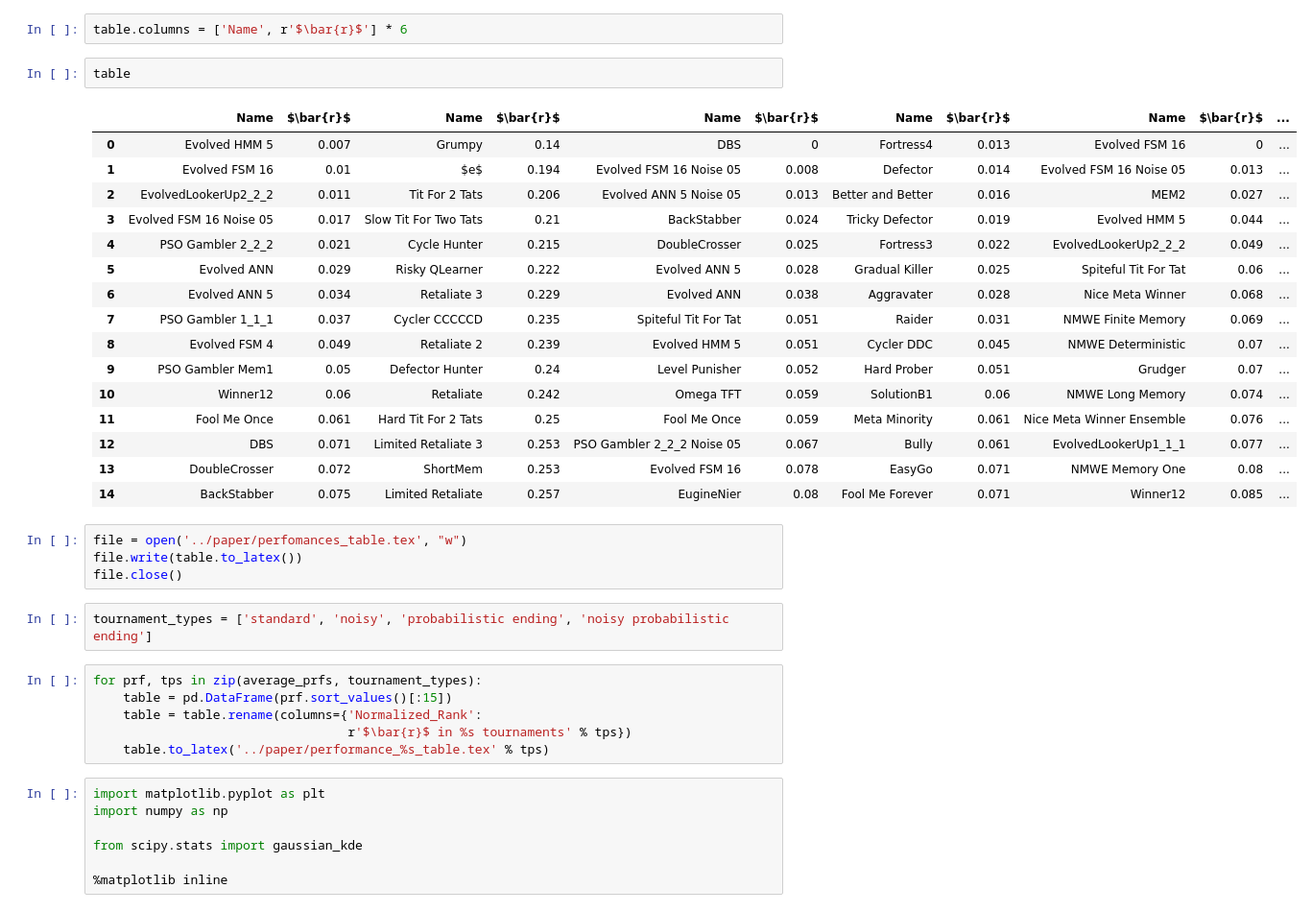
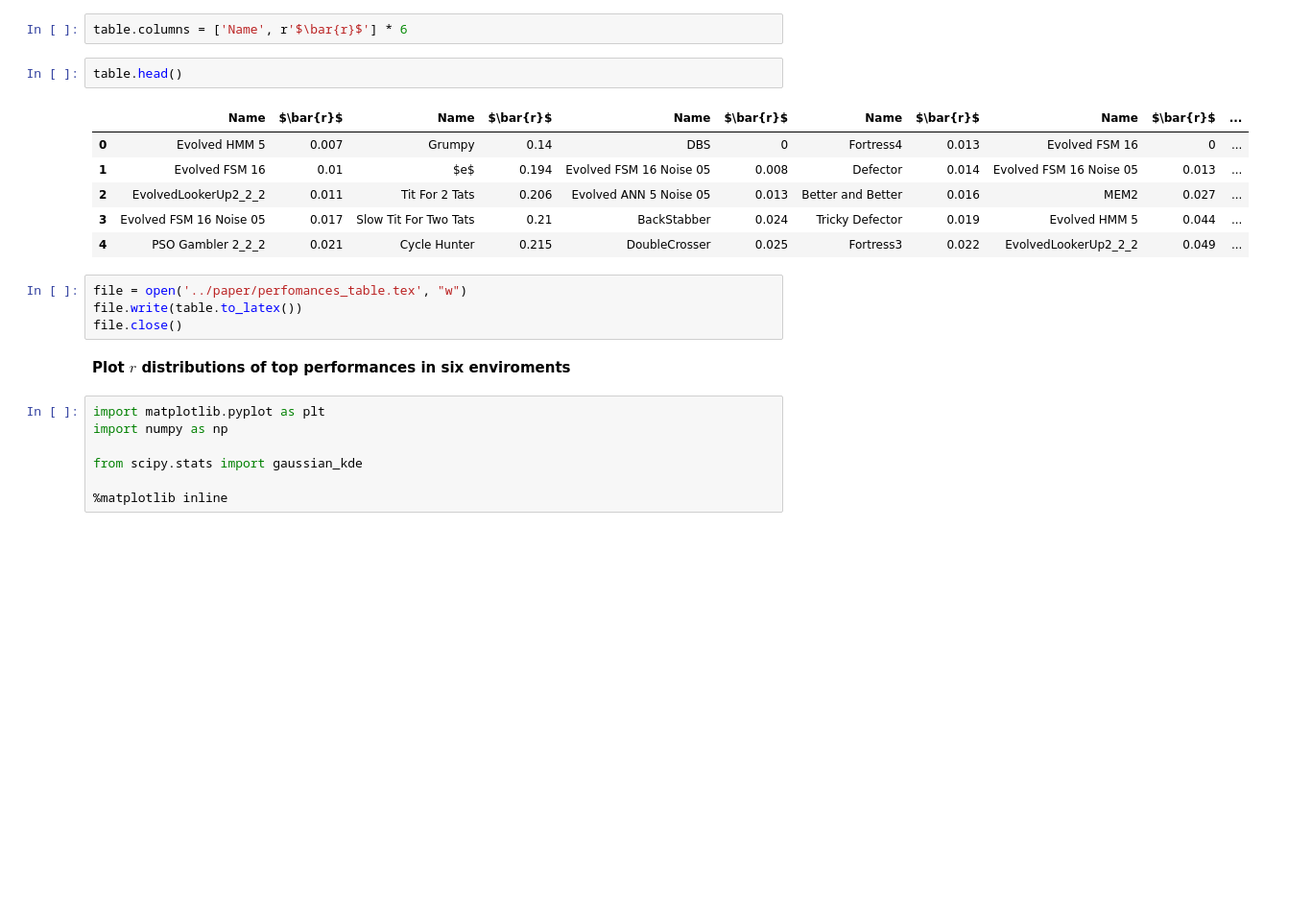
Before and after one commit to Nikoleta-v3/meta-analysis-of-prisoners-dilemma-tournaments, a Jupyter notebook: nbs/1. Top Ranked Strategies.ipynb, the cells around one changed output. Shown at 96% size. Cells and saved outputs as stored; diff of their text form; blank space fills up the shorter version.

Commit message:
finalises top performances section

```diff
--- a/nbs/1. Top Ranked Strategies.ipynb
+++ b/nbs/1. Top Ranked Strategies.ipynb
@@ -99,36 +112,20 @@ table = pd.DataFrame.from_records(columns,).T
 # %%
 table.columns = ['Name', r'$\bar{r}$'] * 6
 # %%
-table
+table.head()
 # %% [output]
 |  | Name | $\bar{r}$ | Name | $\bar{r}$ | Name | $\bar{r}$ | Name | $\bar{r}$ | Name | $\bar{r}$ | ... |
 | 0 | Evolved HMM 5 | 0.007 | Grumpy | 0.14 | DBS | 0 | Fortress4 | 0.013 | Evolved FSM 16 | 0 | ... |
 | 1 | Evolved FSM 16 | 0.01 | $e$ | 0.194 | Evolved FSM 16 Noise 05 | 0.008 | Defector | 0.014 | Evolved FSM 16 Noise 05 | 0.013 | ... |
 | 2 | EvolvedLookerUp2_2_2 | 0.011 | Tit For 2 Tats | 0.206 | Evolved ANN 5 Noise 05 | 0.013 | Better and Better | 0.016 | MEM2 | 0.027 | ... |
 | 3 | Evolved FSM 16 Noise 05 | 0.017 | Slow Tit For Two Tats | 0.21 | BackStabber | 0.024 | Tricky Defector | 0.019 | Evolved HMM 5 | 0.044 | ... |
 | 4 | PSO Gambler 2_2_2 | 0.021 | Cycle Hunter | 0.215 | DoubleCrosser | 0.025 | Fortress3 | 0.022 | EvolvedLookerUp2_2_2 | 0.049 | ... |
-| 5 | Evolved ANN | 0.029 | Risky QLearner | 0.222 | Evolved ANN 5 | 0.028 | Gradual Killer | 0.025 | Spiteful Tit For Tat | 0.06 | ... |
-| 6 | Evolved ANN 5 | 0.034 | Retaliate 3 | 0.229 | Evolved ANN | 0.038 | Aggravater | 0.028 | Nice Meta Winner | 0.068 | ... |
-| 7 | PSO Gambler 1_1_1 | 0.037 | Cycler CCCCCD | 0.235 | Spiteful Tit For Tat | 0.051 | Raider | 0.031 | NMWE Finite Memory | 0.069 | ... |
-| 8 | Evolved FSM 4 | 0.049 | Retaliate 2 | 0.239 | Evolved HMM 5 | 0.051 | Cycler DDC | 0.045 | NMWE Deterministic | 0.07 | ... |
-| 9 | PSO Gambler Mem1 | 0.05 | Defector Hunter | 0.24 | Level Punisher | 0.052 | Hard Prober | 0.051 | Grudger | 0.07 | ... |
-| 10 | Winner12 | 0.06 | Retaliate | 0.242 | Omega TFT | 0.059 | SolutionB1 | 0.06 | NMWE Long Memory | 0.074 | ... |
-| 11 | Fool Me Once | 0.061 | Hard Tit For 2 Tats | 0.25 | Fool Me Once | 0.059 | Meta Minority | 0.061 | Nice Meta Winner Ensemble | 0.076 | ... |
-| 12 | DBS | 0.071 | Limited Retaliate 3 | 0.253 | PSO Gambler 2_2_2 Noise 05 | 0.067 | Bully | 0.061 | EvolvedLookerUp1_1_1 | 0.077 | ... |
-| 13 | DoubleCrosser | 0.072 | ShortMem | 0.253 | Evolved FSM 16 | 0.078 | EasyGo | 0.071 | NMWE Memory One | 0.08 | ... |
-| 14 | BackStabber | 0.075 | Limited Retaliate | 0.257 | EugineNier | 0.08 | Fool Me Forever | 0.071 | Winner12 | 0.085 | ... |
 # %%
 file = open('../paper/perfomances_table.tex', "w")
 file.write(table.to_latex())
 file.close()
-# %%
-tournament_types = ['standard', 'noisy', 'probabilistic ending', 'noisy probabilistic ending']
-# %%
-for prf, tps in zip(average_prfs, tournament_types):
-    table = pd.DataFrame(prf.sort_values()[:15])
-    table = table.rename(columns={'Normalized_Rank':
-                                  r'$\bar{r}$ in %s tournaments' % tps})
-    table.to_latex('../paper/performance_%s_table.tex' % tps)
+# %% [markdown]
+**Plot $r$ distributions of top performances in six enviroments**
 # %%
 import matplotlib.pyplot as plt
 import numpy as np
```
Also changed, not shown: parts of 76 cells of this notebook, 33 other files.
